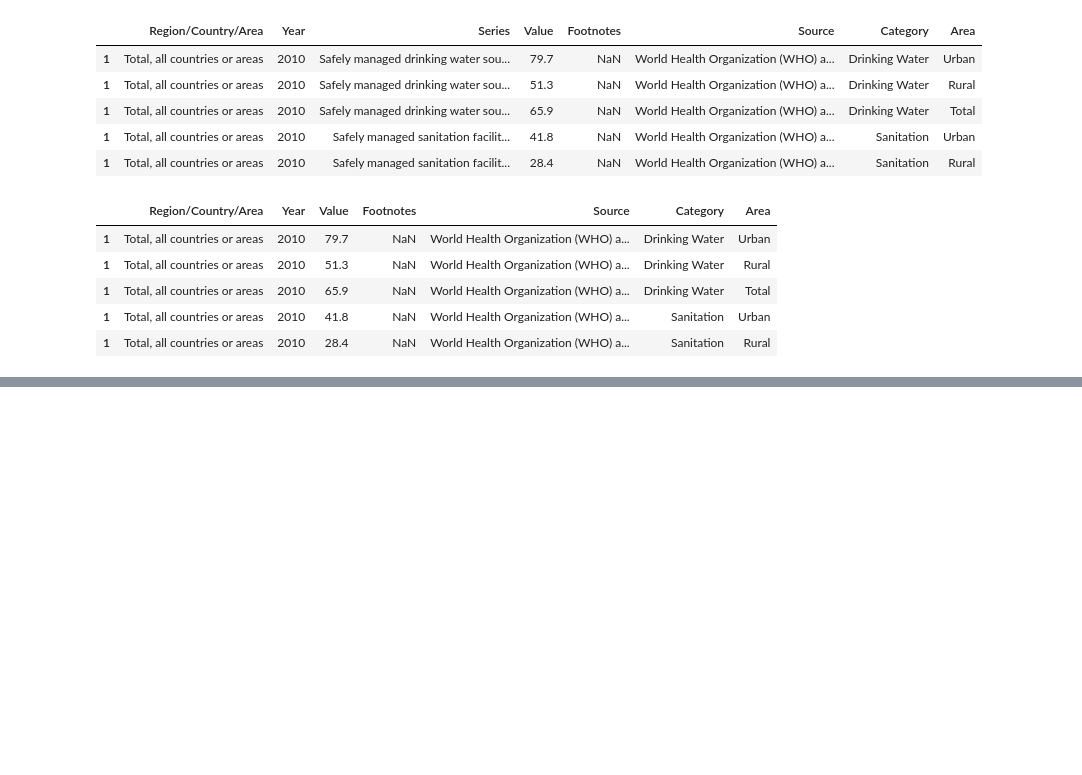
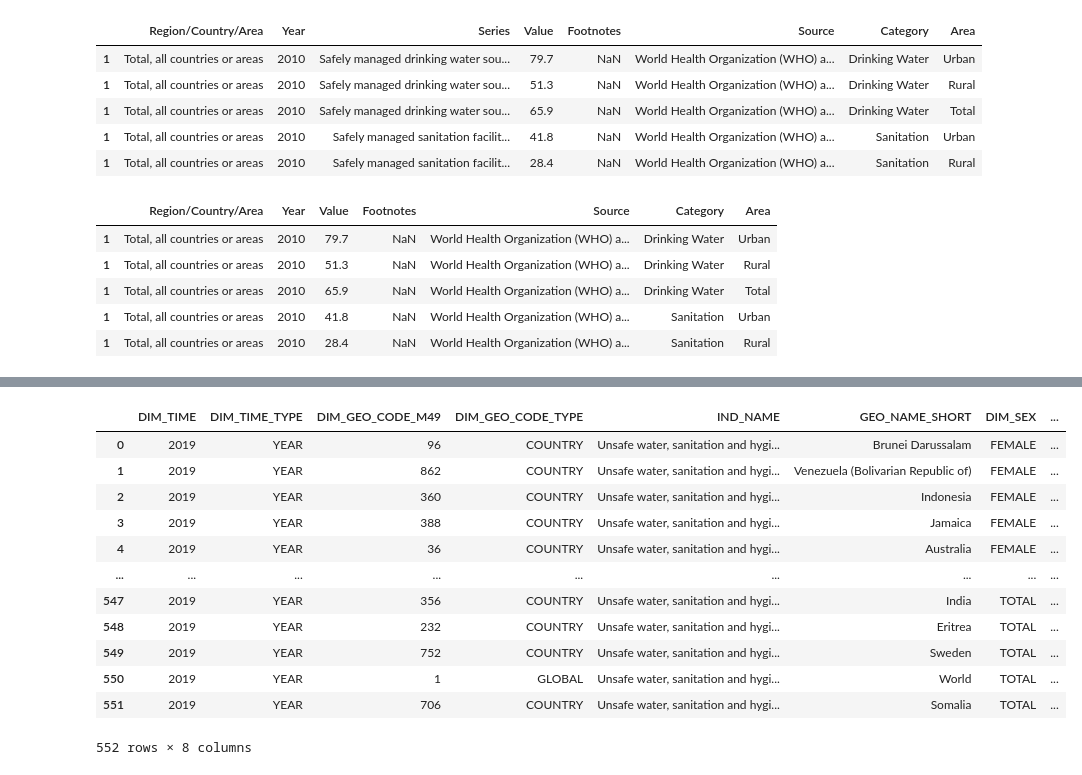
Before and after one commit to jimiok/infoviz, a Jupyter notebook: analysis.ipynb, the cells around one changed output, grey strips where cells are left out. Saved outputs shown, nothing was run; the diff lists cells and outputs as text; code cells hidden in the pictures; blank space fills up the shorter version.

```diff
--- a/analysis.ipynb
+++ b/analysis.ipynb
@@ -51,0 +168,3 @@ df.to_pickle("data.pkl")
+# %%
+# Replace 'your_file.csv' with the path to your CSV file
+df_mortality = pd.read_csv('water_mortality.csv', encoding='ISO-8859-1')
@@ -51,0 +180,16 @@ df.to_pickle("data.pkl")
+# %%
+df_mortality.drop(["IND_ID", "IND_CODE", "IND_UUID", "IND_PER_CODE", "DIM_PUBLISH_STATE_CODE"], axis=1)
+# %% [output]
+|  | DIM_TIME | DIM_TIME_TYPE | DIM_GEO_CODE_M49 | DIM_GEO_CODE_TYPE | IND_NAME | GEO_NAME_SHORT | DIM_SEX | ... |
+| 0 | 2019 | YEAR | 96 | COUNTRY | Unsafe water, sanitation and hygi... | Brunei Darussalam | FEMALE | ... |
+| 1 | 2019 | YEAR | 862 | COUNTRY | Unsafe water, sanitation and hygi... | Venezuela (Bolivarian Republic of) | FEMALE | ... |
+| 2 | 2019 | YEAR | 360 | COUNTRY | Unsafe water, sanitation and hygi... | Indonesia | FEMALE | ... |
+| 3 | 2019 | YEAR | 388 | COUNTRY | Unsafe water, sanitation and hygi... | Jamaica | FEMALE | ... |
+| 4 | 2019 | YEAR | 36 | COUNTRY | Unsafe water, sanitation and hygi... | Australia | FEMALE | ... |
+| ... | ... | ... | ... | ... | ... | ... | ... | ... |
+| 547 | 2019 | YEAR | 356 | COUNTRY | Unsafe water, sanitation and hygi... | India | TOTAL | ... |
+| 548 | 2019 | YEAR | 232 | COUNTRY | Unsafe water, sanitation and hygi... | Eritrea | TOTAL | ... |
+| 549 | 2019 | YEAR | 752 | COUNTRY | Unsafe water, sanitation and hygi... | Sweden | TOTAL | ... |
+| 550 | 2019 | YEAR | 1 | GLOBAL | Unsafe water, sanitation and hygi... | World | TOTAL | ... |
+| 551 | 2019 | YEAR | 706 | COUNTRY | Unsafe water, sanitation and hygi... | Somalia | TOTAL | ... |
+552 rows × 8 columns
```
Also changed, not shown: parts of 22 cells of this notebook, 7 other files.
